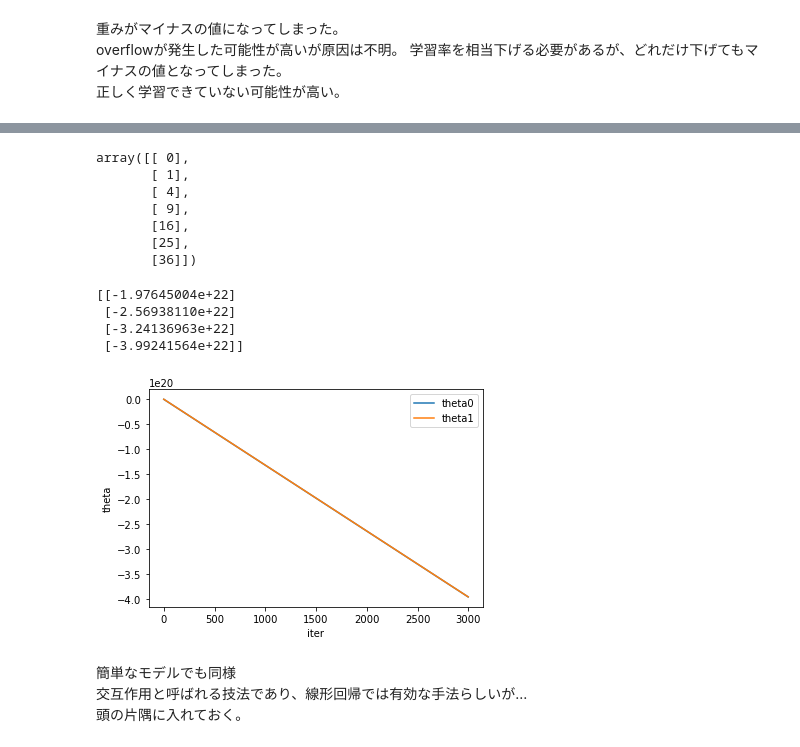
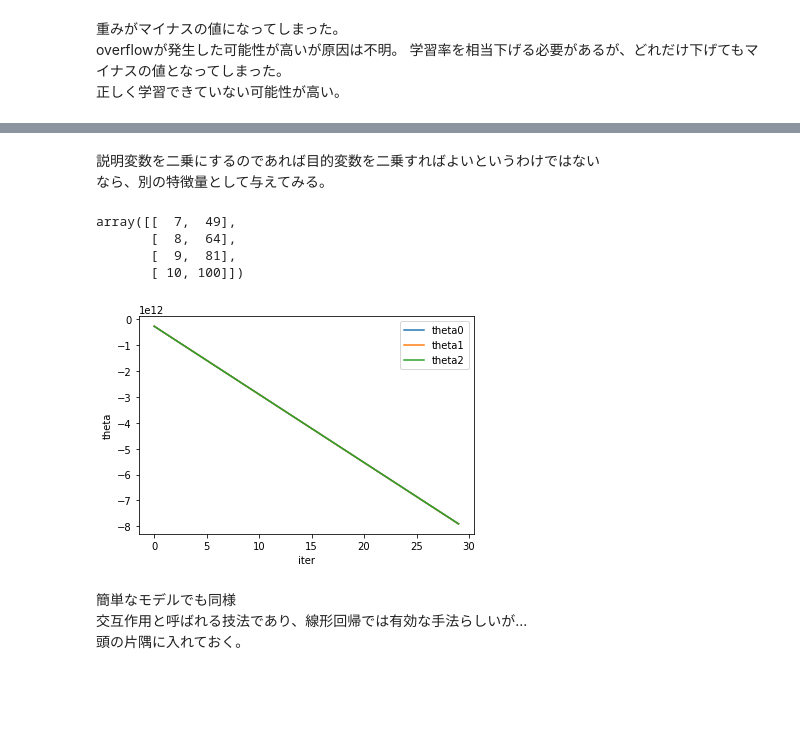
Before and after one commit to satoshi-MTS/DIC_Linear_regression, a Jupyter notebook: result.ipynb, the cells around one changed output, grey strips where cells are left out. Saved outputs shown, nothing was run; the diff lists cells and outputs as text; code cells hidden in the pictures; blank space fills up the shorter version.

```diff
--- a/result.ipynb
+++ b/result.ipynb
@@ -817,3 +828,6 @@ overflowが発生した可能性が高いが原因は不明。
+# %% [markdown]
+説明変数を二乗にするのであれば目的変数を二乗すればよいというわけではない
+なら、別の特徴量として与えてみる。
 # %%
 # 検証でーた　セット
 train_x = np.array([0, 1, 2, 3, 4, 5, 6])
@@ -828,26 +842,21 @@ test_y = test_y.reshape(test_y.shape[0], 1)
 poly = PolynomialFeatures(2)
 train_x_2 = train_x**2
 test_x_2 = test_x**2
-train_x_2
+train_x_merge = np.concatenate([train_x, train_x_2], axis=1)
+test_x_merge = np.concatenate([test_x, test_x_2], axis=1)
+test_x_merge
 # %% [output]
-array([[ 0],
-       [ 1],
-       [ 4],
-       [ 9],
-       [16],
-       [25],
-       [36]])
+array([[  7,  49],
+       [  8,  64],
+       [  9,  81],
+       [ 10, 100]])
 # %%
-model_2 = ScratchLinearRegression(num_iter=3000, lr=0.1)
-model_2.fit(train_x_2, train_y)
-print(model_2.predict(test_x_2))
+model_2 = ScratchLinearRegression(num_iter=30, lr=0.0000001)
+model_2.fit(train_x_merge, train_y)
+model_2.predict(test_x_merge)
 model_2.draw_graph()
 # %% [output]
-[[-1.97645004e+22]
- [-2.56938110e+22]
- [-3.24136963e+22]
- [-3.99241564e+22]]
-[figure, old version]
+[figure, new version]
 # %% [markdown]
 簡単なモデルでも同様
 交互作用と呼ばれる技法であり、線形回帰では有効な手法らしいが...
```
Also changed, not shown: parts of 2 cells of this notebook.
